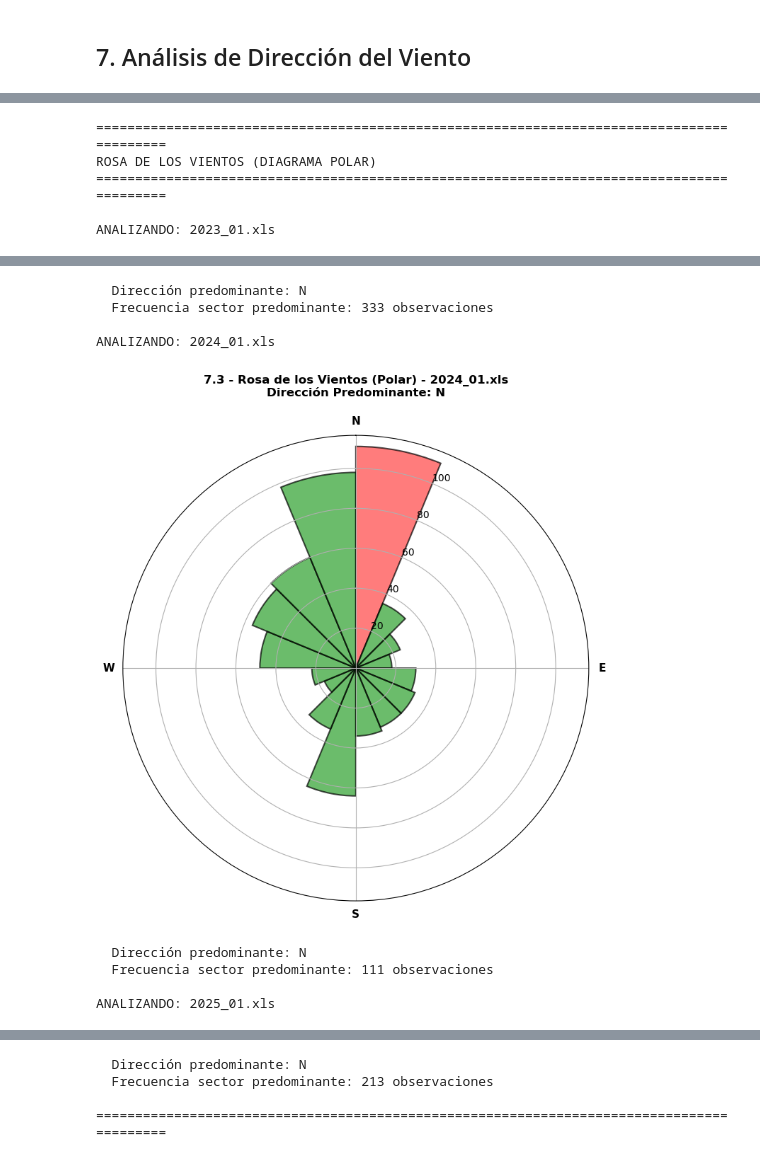
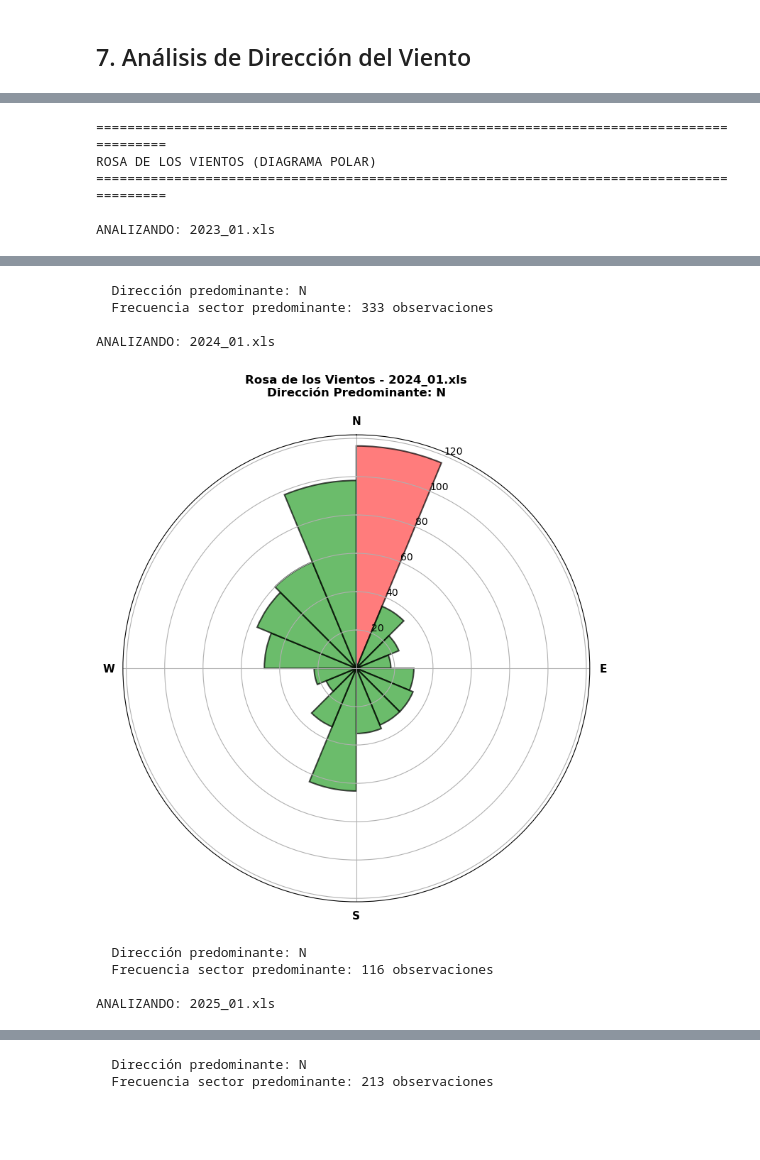
Before and after one commit to Tiago1615/MID_Bloque_3_Trabajo, a Jupyter notebook: Actividad_Tratamiento_de_datos_de_viento/Actividad_Tratamiento_de_datos_de_viento.ipynb, the cells around one changed output, grey strips where cells are left out. Drawn from its saved outputs; the diff is of its cells as text; code cells hidden in the pictures; blank space fills up the shorter version.

```diff
--- a/Actividad_Tratamiento_de_datos_de_viento/Actividad_Tratamiento_de_datos_de_viento.ipynb
+++ b/Actividad_Tratamiento_de_datos_de_viento/Actividad_Tratamiento_de_datos_de_viento.ipynb
@@ -687,0 +694,29 @@ Curtosis (kurtosis):   -0.107
+# %%
+print("\n" + "="*90)
+print("HISTOGRAMA DE FRECUENCIAS")
+print("="*90)
+
+for year_name, df_std in std_datasets.items():
+    print(f"\nANALIZANDO: {year_name}\n")
+
+    s = df_std["wind_speed"].dropna()
+
+    # Histograma con densidad
+    fig, ax = plt.subplots(figsize=(10, 5))
+    counts, bins, patches = ax.hist(s, bins=25, density=True, alpha=0.7,
+                                     color='#1f77b4', edgecolor='black', linewidth=1.2)
+    ax.set_xlabel('Velocidad (m/s)', fontsize=11)
+    ax.set_ylabel('Densidad de probabilidad', fontsize=11)
+    ax.set_title(f'Histograma de Frecuencias - {year_name}',
+                 fontsize=12, fontweight='bold')
+    ax.grid(True, alpha=0.3, axis='y')
+
+    plt.tight_layout()
+    plt.show()
+
+    # Estadísticas de distribución
+    print(f"Rango dinámico:        {s.min():.3f} - {s.max():.3f} m/s")
+    print(f"Valor modal (bin más freq): ~{bins[np.argmax(counts)]:.2f} m/s")
+    print(f"Asimetría (skewness):  {s.skew():.3f}")
+    print(f"Curtosis (kurtosis):   {s.kurtosis():.3f}")
+    print()
@@ -914,7 +996,7 @@ for year_name, df_std in std_datasets.items():
 
     ax.set_xlabel('Dirección (grados)', fontsize=11)
     ax.set_ylabel('Frecuencia (observaciones)', fontsize=11)
-    ax.set_title(f'7.2 - Histograma de Direcciones (16 Sectores) - {year_name}',
+    ax.set_title(f'Histograma de Direcciones - {year_name}',
                  fontsize=12, fontweight='bold')
     ax.set_xticks(np.arange(0, 360, 45))
     ax.set_xticklabels(['N (0°)', 'NE (45°)', 'E (90°)', 'SE (135°)',
@@ -929,8 +1011,6 @@ for year_name, df_std in std_datasets.items():
 
     plt.tight_layout()
     plt.show()
-
-print("="*90)
 # %% [output]
 ==========================================================================================
 HISTOGRAMA DIRECCIONAL (16 SECTORES)
@@ -1010,7 +1089,7 @@ for year_name, df_std in std_datasets.items():
     ax.set_xticks(cardinal_angles)
     ax.set_xticklabels(['N', 'E', 'S', 'W'], fontsize=11, fontweight='bold')
 
-    ax.set_title(f'7.3 - Rosa de los Vientos (Polar) - {year_name}\nDirección Predominante: {predominant_label}',
+    ax.set_title(f'Rosa de los Vientos - {year_name}\nDirección Predominante: {predominant_label}',
                  fontsize=12, fontweight='bold', pad=20)
     ax.grid(True)
 
@@ -1019,8 +1098,6 @@ for year_name, df_std in std_datasets.items():
 
     print(f"  Dirección predominante: {predominant_label}")
     print(f"  Frecuencia sector predominante: {counts[idx_max]} observaciones\n")
-
-print("="*90)
 # %% [output]
 ==========================================================================================
 ROSA DE LOS VIENTOS (DIAGRAMA POLAR)
@@ -1031,9 +1108,9 @@ ANALIZANDO: 2023_01.xls
   Dirección predominante: N
   Frecuencia sector predominante: 333 observaciones
 
 ANALIZANDO: 2024_01.xls
-[figure, old version]
+[figure, new version]
   Dirección predominante: N
-  Frecuencia sector predominante: 111 observaciones
+  Frecuencia sector predominante: 116 observaciones
 
 ANALIZANDO: 2025_01.xls
@@ -1041,5 +1118,3 @@ ANALIZANDO: 2025_01.xls
   Dirección predominante: N
   Frecuencia sector predominante: 213 observaciones
-
-==========================================================================================
 # %% [markdown]
```
Also changed, not shown: parts of 25 cells of this notebook.
